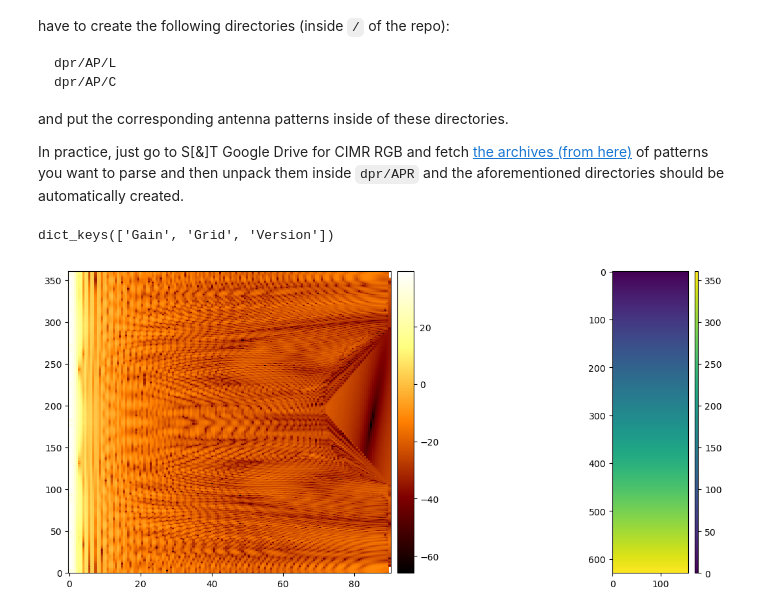
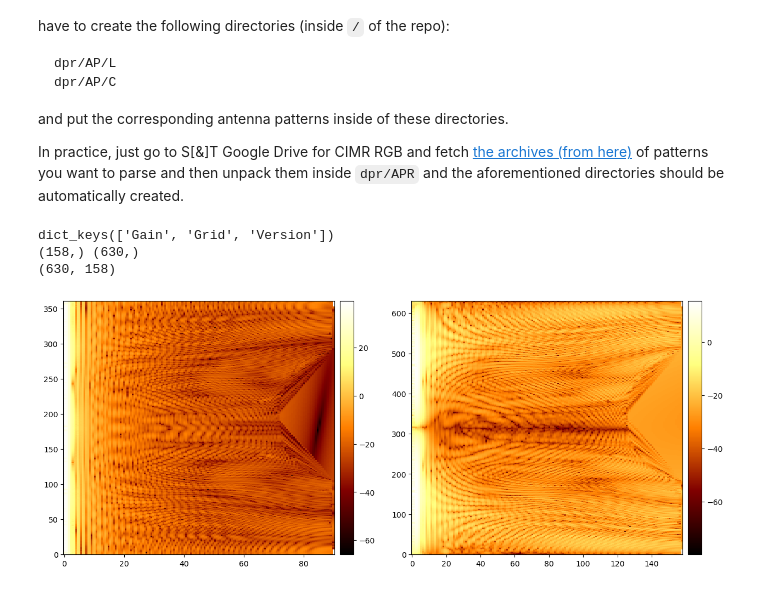
Before and after one commit to S-T-Norway/CIMR-RGB, a Jupyter notebook: notebooks/Antenna_pattern_notes/CIMR_Antenna_Patterns_Format.ipynb, the cells around one changed output. Saved outputs shown, nothing was run; the diff lists cells and outputs as text; code cells hidden in the pictures.

```diff
--- a/notebooks/Antenna_pattern_notes/CIMR_Antenna_Patterns_Format.ipynb
+++ b/notebooks/Antenna_pattern_notes/CIMR_Antenna_Patterns_Format.ipynb
@@ -141,7 +221,7 @@ print(cimr.keys())
 theta = cimr['Grid']['theta']
 phi   = cimr['Grid']['phi']
 
-#print(np.shape(theta), np.shape(phi))
+print(np.shape(theta), np.shape(phi))
 
 #theta1 = cimr['Grid']['theta']
 #phi1   = cimr['Grid']['phi']
@@ -156,6 +236,8 @@ Ghh = cimr['Gain']['G1h'] + 1j * cimr['Gain']['G2h']
 Ghv = cimr['Gain']['G3h'] + 1j * cimr['Gain']['G4h']
 Gvv = cimr['Gain']['G1v'] + 1j * cimr['Gain']['G2v']
 Gvh = cimr['Gain']['G3v'] + 1j * cimr['Gain']['G4v']
+
+print(np.shape(Ghh))
 
 #Ghh1 = cimr['Gain']['G1h'] + 1j * cimr['Gain']['G2h']
 #Ghv1 = cimr['Gain']['G3h'] + 1j * cimr['Gain']['G4h']
@@ -182,38 +264,40 @@ Gvh = cimr['Gain']['G3v'] + 1j * cimr['Gain']['G4v']
 #phi = np.concatenate((phi2, phi1), axis=0)
 #theta = np.concatenate((-theta2, theta1), axis=0)
 
 #G[0, 0] = np.abs(Gvv)**2
 
 cmap = plt.get_cmap('afmhot')
 fig, axes = plt.subplots(1, 2, figsize=(15,6))
 Z_plt = 10 * np.log10(np.abs(Ghh)**2)
 pcm2 = axes[0].pcolor(theta, phi, Z_plt, shading='auto', cmap=cmap)
 
 divider = make_axes_locatable(axes[0])
 cax = divider.append_axes("right", size="5%", pad=0.1)
 cbar = fig.colorbar(pcm2, cax=cax)
 
 #pcm2 = axes[0].imshow(theta)
 
-pcm2 = axes[1].imshow(phi)
+#pcm2 = axes[1].imshow(phi)
 
 #pcm2 = axes[0].pcolor(Z_plt, shading='auto', cmap=cmap)
 #axes[0].set_title(r'Band: C, Horn: 1, Half-Space: Both $(|R_x|^2 + |C_x|^2)$')
 
 Z_plt = 10 * np.log10(np.abs(Ghv)**2)
-#pcm2 = axes[1].pcolor(theta, phi, Z_plt, shading='auto', cmap=cmap)
-#pcm2 = axes[1].pcolor(Z_plt, shading='auto', cmap=cmap)
+pcm2 = axes[1].pcolor(theta, phi, Z_plt, shading='auto', cmap=cmap)
+pcm2 = axes[1].pcolor(Z_plt, shading='auto', cmap=cmap)
 
 # Create a shared color bar
 divider = make_axes_locatable(axes[1])
 cax = divider.append_axes("right", size="5%", pad=0.1)
 cbar = fig.colorbar(pcm2, cax=cax)
 
-plt.savefig(f'{imgsdir}/CIMR-AP-FR-C1-TPv0.3.png', dpi=300)
+plt.savefig(f'{imgsdir}/CIMR-PAP-FR-L1-TPv0.3.png', dpi=300)
 plt.show()
 # %% [output]
 dict_keys(['Gain', 'Grid', 'Version'])
+(158,) (630,)
+(630, 158)
-[figure, old version]
+[figure, new version]
 # %%
 outfile_hdf = f"{root_dir}/output/parsed/CIMR-OAP-FR-L1-UVv0.3.h5"
 
```
Also changed, not shown: parts of 5 cells of this notebook, 7 other files.
